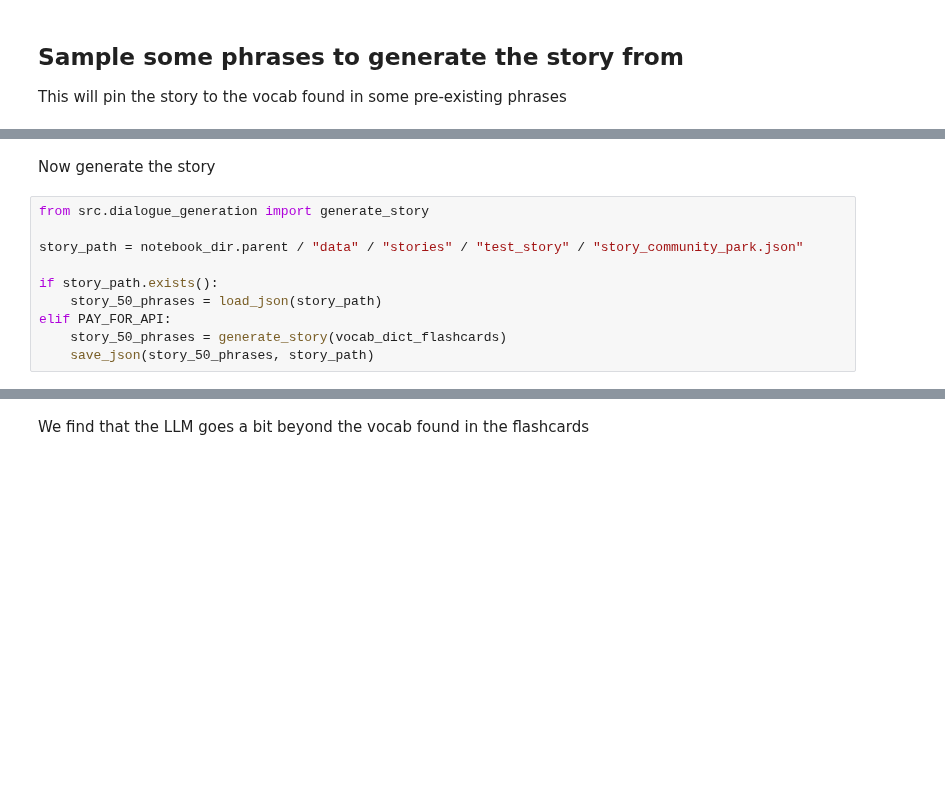
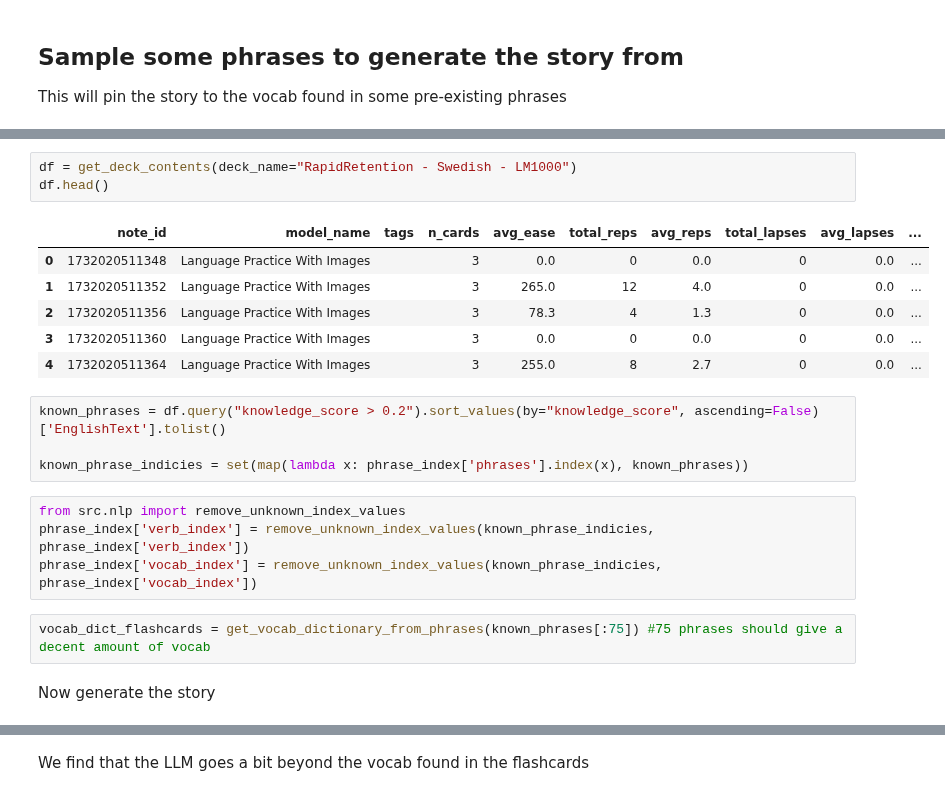
Before and after one commit to Andy7475/audio-language-trainer, a Jupyter notebook: notebooks/05 - generate a story from vocab.ipynb, the cells around one changed output, grey strips where cells are left out. Cells and saved outputs as stored; diff of their text form; blank space fills up the shorter version.

Commit message:
modified phrase index for known phrases

```diff
--- a/notebooks/05 - generate a story from vocab.ipynb
+++ b/notebooks/05 - generate a story from vocab.ipynb
@@ -66,12 +91,22 @@ vocab_dict_flashcards = get_vocab_dictionary_from_phrases(phrases[:50])
+# %%
+df = get_deck_contents(deck_name="RapidRetention - Swedish - LM1000")
+df.head()
+# %% [output]
+|  | note_id | model_name | tags | n_cards | avg_ease | total_reps | avg_reps | total_lapses | avg_lapses | ... |
+| 0 | 1732020511348 | Language Practice With Images |  | 3 | 0.0 | 0 | 0.0 | 0 | 0.0 | ... |
+| 1 | 1732020511352 | Language Practice With Images |  | 3 | 265.0 | 12 | 4.0 | 0 | 0.0 | ... |
+| 2 | 1732020511356 | Language Practice With Images |  | 3 | 78.3 | 4 | 1.3 | 0 | 0.0 | ... |
+| 3 | 1732020511360 | Language Practice With Images |  | 3 | 0.0 | 0 | 0.0 | 0 | 0.0 | ... |
+| 4 | 1732020511364 | Language Practice With Images |  | 3 | 255.0 | 8 | 2.7 | 0 | 0.0 | ... |
+# %%
+known_phrases = df.query("knowledge_score > 0.2").sort_values(by="knowledge_score", ascending=False)['EnglishText'].tolist()
+
+known_phrase_indicies = set(map(lambda x: phrase_index['phrases'].index(x), known_phrases))
+# %%
+from src.nlp import remove_unknown_index_values
+phrase_index['verb_index'] = remove_unknown_index_values(known_phrase_indicies, phrase_index['verb_index'])
+phrase_index['vocab_index'] = remove_unknown_index_values(known_phrase_indicies, phrase_index['vocab_index'])
+# %%
+vocab_dict_flashcards = get_vocab_dictionary_from_phrases(known_phrases[:75]) #75 phrases should give a decent amount of vocab
 # %% [markdown]
 Now generate the story
-# %%
-from src.dialogue_generation import generate_story
-
-story_path = notebook_dir.parent / "data" / "stories" / "test_story" / "story_community_park.json"
-
-if story_path.exists():
-    story_50_phrases = load_json(story_path)
-elif PAY_FOR_API:
-    story_50_phrases = generate_story(vocab_dict_flashcards)
-    save_json(story_50_phrases, story_path)
```
Also changed, not shown: parts of 19 cells of this notebook, 3 other files.
